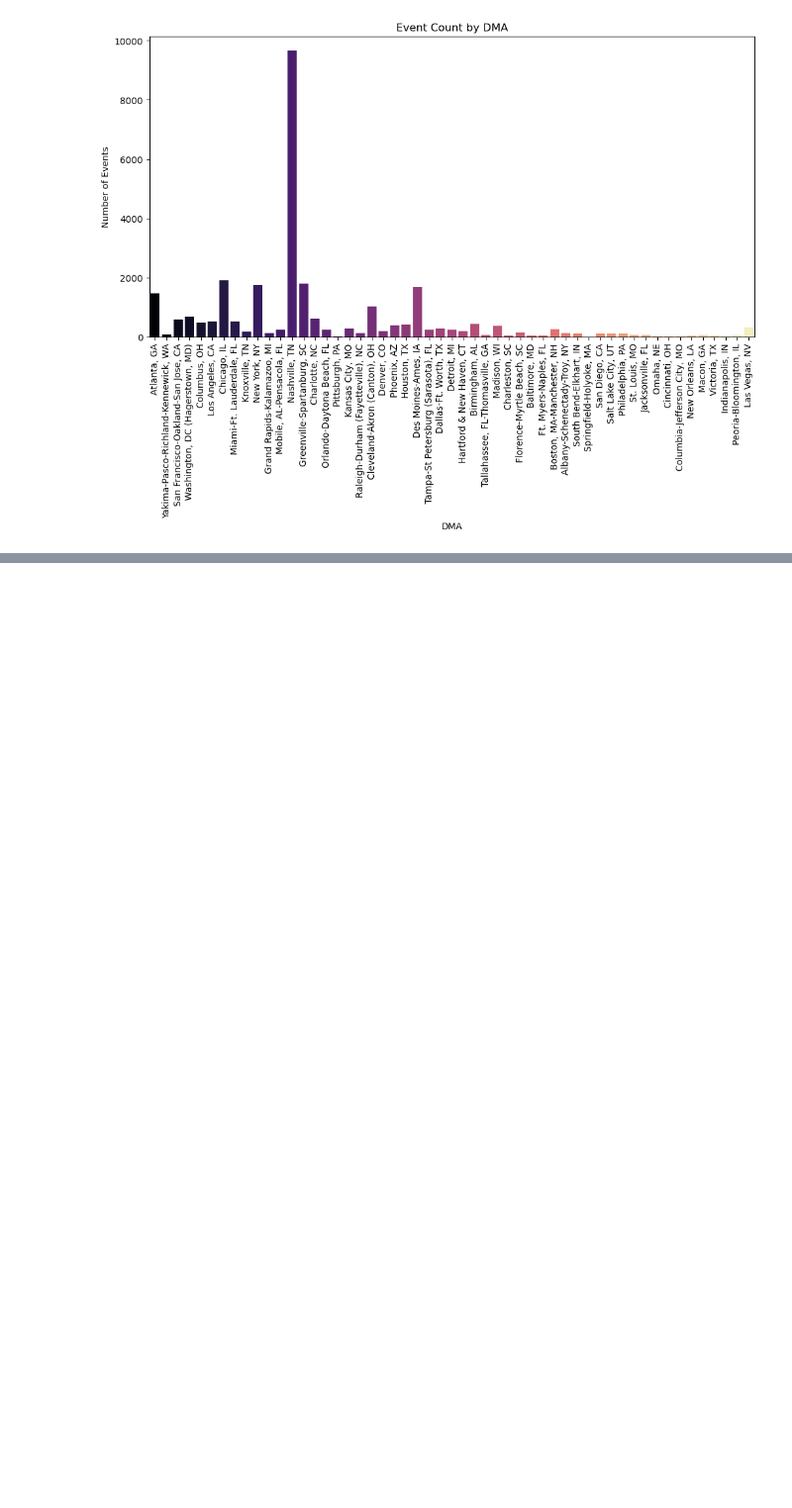
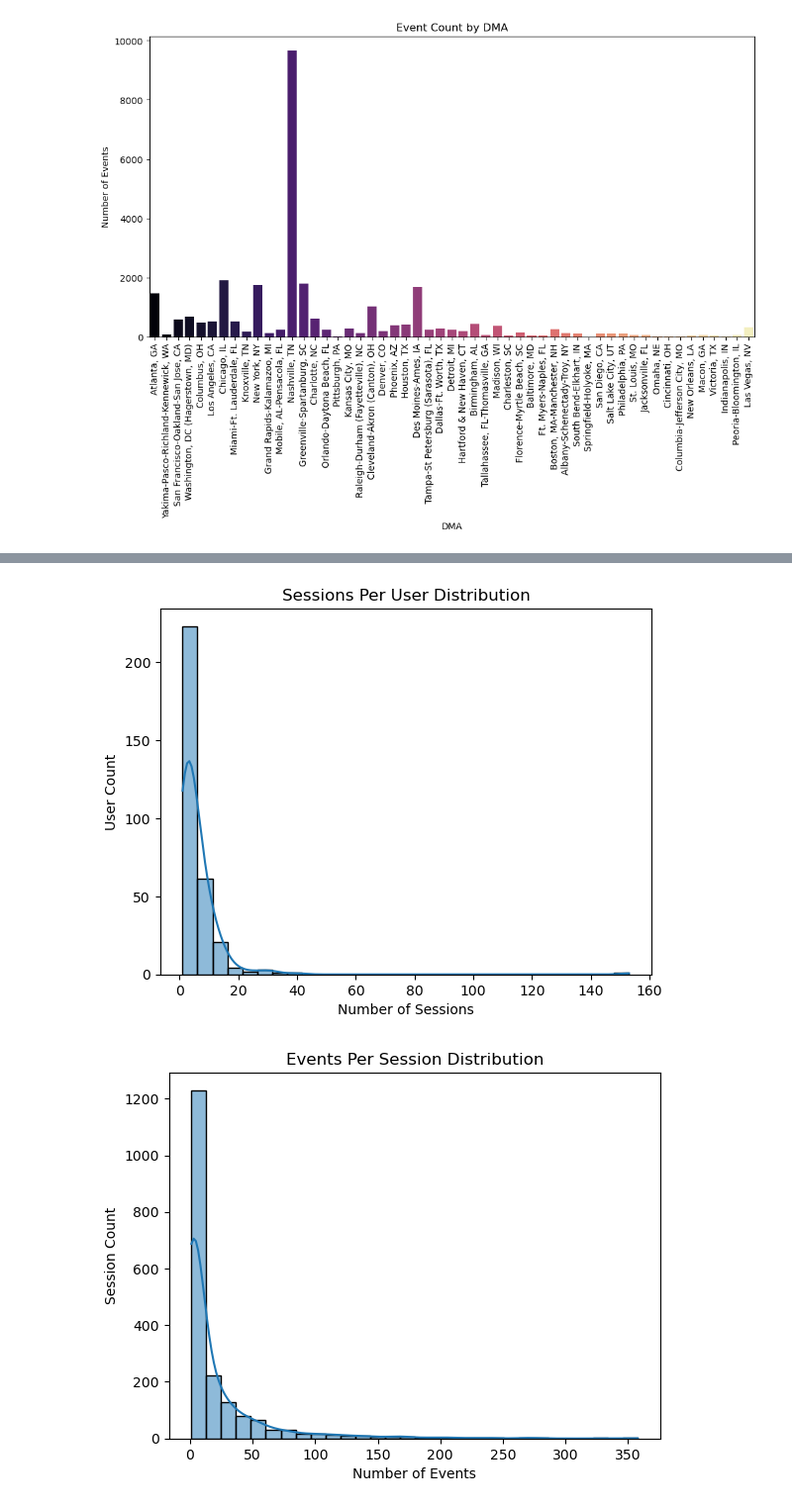
Before and after one commit to nyra-rodrigues/Federato-RiskOps-Platform-Optimization-Challenge, a Jupyter notebook: eda_misc.ipynb, the cells around one changed output, grey strips where cells are left out. Shown at 99% size. Saved outputs shown, nothing was run; the diff lists cells and outputs as text; code cells hidden in the pictures; blank space fills up the shorter version.

```diff
--- a/eda_misc.ipynb
+++ b/eda_misc.ipynb
@@ -505,0 +592,24 @@ Passing `palette` without assigning `hue` is deprecated and will be removed in v
+# %%
+# Convert timestamp columns to datetime objects
+df['event_time'] = pd.to_datetime(df['event_time'])
+df['client_event_time'] = pd.to_datetime(df['client_event_time'])
+
+
+# Sessions per user (user_id and session_id)
+session_counts = df.groupby('user_id')['session_id'].nunique()
+sns.histplot(session_counts, kde=True, bins=30)
+plt.title("Sessions Per User Distribution")
+plt.xlabel("Number of Sessions")
+plt.ylabel("User Count")
+plt.show()
+
+# Number of events per session
+events_per_session = df.groupby('session_id').size()
+sns.histplot(events_per_session, kde=True, bins=30)
+plt.title("Events Per Session Distribution")
+plt.xlabel("Number of Events")
+plt.ylabel("Session Count")
+plt.show()
+# %% [output]
+[figure, added]
+[figure, added]
```
Also changed, not shown: parts of 8 cells of this notebook.
